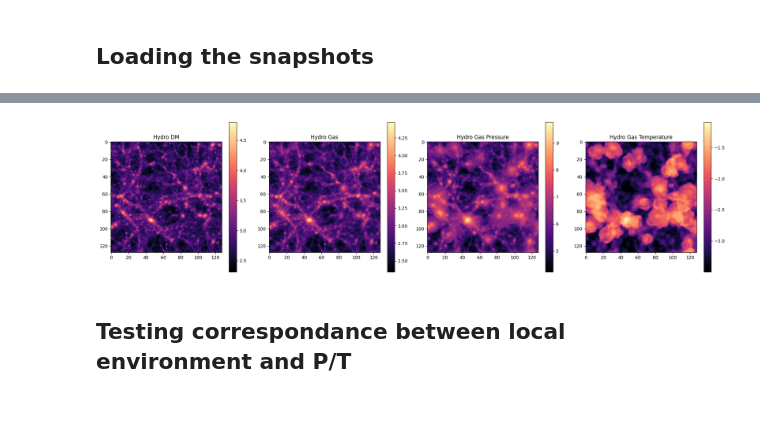
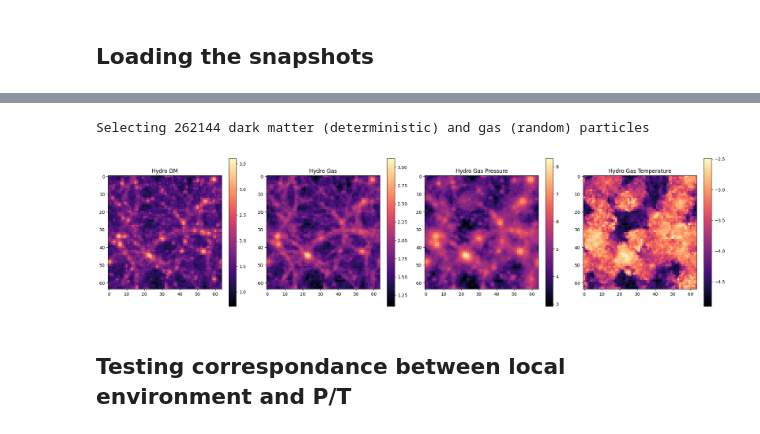
Before and after one commit to Arne-Thomsen/JaxPM, a Jupyter notebook: dev/hpm/CAMELS_HPM_network.ipynb, the cells around one changed output, grey strips where cells are left out. Saved outputs shown, nothing was run; the diff lists cells and outputs as text; code cells hidden in the pictures.

```diff
--- a/dev/hpm/CAMELS_HPM_network.ipynb
+++ b/dev/hpm/CAMELS_HPM_network.ipynb
@@ -29,6 +35,9 @@ jax.devices("gpu")
 # This will define the mesh size we use to make 3d density maps
 # Note that the physical size of the volume is 25 Mpc/h on the side
 # so one voxel is 25/128 Mpc/h on the side
-mesh_shape = 3 * [128]
+parts_per_dim = 64
+mesh_per_dim = parts_per_dim
+mesh_shape = [mesh_per_dim] * 3
+box_size = [float(mesh_per_dim)] * 3
 # %% [markdown]
 ## Loading the snapshots
@@ -95,24 +44,48 @@ Wall time: 5.92 s
+# %%
+SIM = "/cluster/work/refregier/athomsen/flatiron/CAMELS/Sims/IllustrisTNG/CV/CV_0"
+
+out_dict = camels.load_CV_camels_hydro(
+    SIM,
+    mesh_per_dim,
+    parts_per_dim,
+    # i_snapshots=range(-5, 0),
+)
+
+scales = out_dict["scales"]
+masses = out_dict["masses"]
+
+dm_poss = out_dict["dm_poss"]
+
+gas_poss = out_dict["gas_poss"]
+gas_masss = out_dict["gas_masss"]
+gas_rhos = out_dict["gas_rhos"]
+gas_Ts = out_dict["gas_Ts"]
+gas_Ps = out_dict["gas_Ps"]
+# %% [output]
+Selecting 262144 dark matter (deterministic) and gas (random) particles
 # %%
+i = -1
+
 fig, ax = plt.subplots(1, 4, figsize=(20, 5))
 
-im0 = ax[0].imshow(np.log10(cic_paint(jnp.zeros(mesh_shape), hydro_dm_pos).sum(axis=0)), cmap='magma')
+im0 = ax[0].imshow(np.log10(cic_paint(jnp.zeros(mesh_shape), dm_poss[i]).sum(axis=0)), cmap='magma')
 ax[0].set(title='Hydro DM')
 fig.colorbar(im0, ax=ax[0])
 
-im1 = ax[1].imshow(np.log10(cic_paint(jnp.zeros(mesh_shape), hydro_gas_pos).sum(axis=0)), cmap='magma')
+im1 = ax[1].imshow(np.log10(cic_paint(jnp.zeros(mesh_shape), gas_poss[i]).sum(axis=0)), cmap='magma')
 ax[1].set(title='Hydro Gas')
 fig.colorbar(im1, ax=ax[1])
 
-im2 = ax[2].imshow(np.log10(cic_paint(jnp.zeros(mesh_shape), hydro_gas_pos, hydro_gas_P/hydro_gas_rho).sum(axis=0)), cmap='magma')
+im2 = ax[2].imshow(np.log10(cic_paint(jnp.zeros(mesh_shape), gas_poss[i], gas_Ps[i]/gas_rhos[i]).sum(axis=0)), cmap='magma')
 ax[2].set(title='Hydro Gas Pressure')
 fig.colorbar(im2, ax=ax[2])
 
-im3 = ax[3].imshow(np.log10(cic_paint(jnp.zeros(mesh_shape), hydro_gas_pos, hydro_gas_T/hydro_gas_rho).sum(axis=0)), cmap='magma')
+im3 = ax[3].imshow(np.log10(cic_paint(jnp.zeros(mesh_shape), gas_poss[i], gas_Ts[i]/gas_rhos[i]).sum(axis=0)), cmap='magma')
 ax[3].set(title='Hydro Gas Temperature')
 fig.colorbar(im3, ax=ax[3])
 
 fig.tight_layout()
 # %% [output]
-[figure, old version]
+[figure, new version]
 # %% [markdown]
 ## Testing correspondance between local environment and P/T
```
Also changed, not shown: parts of 16 cells of this notebook.
